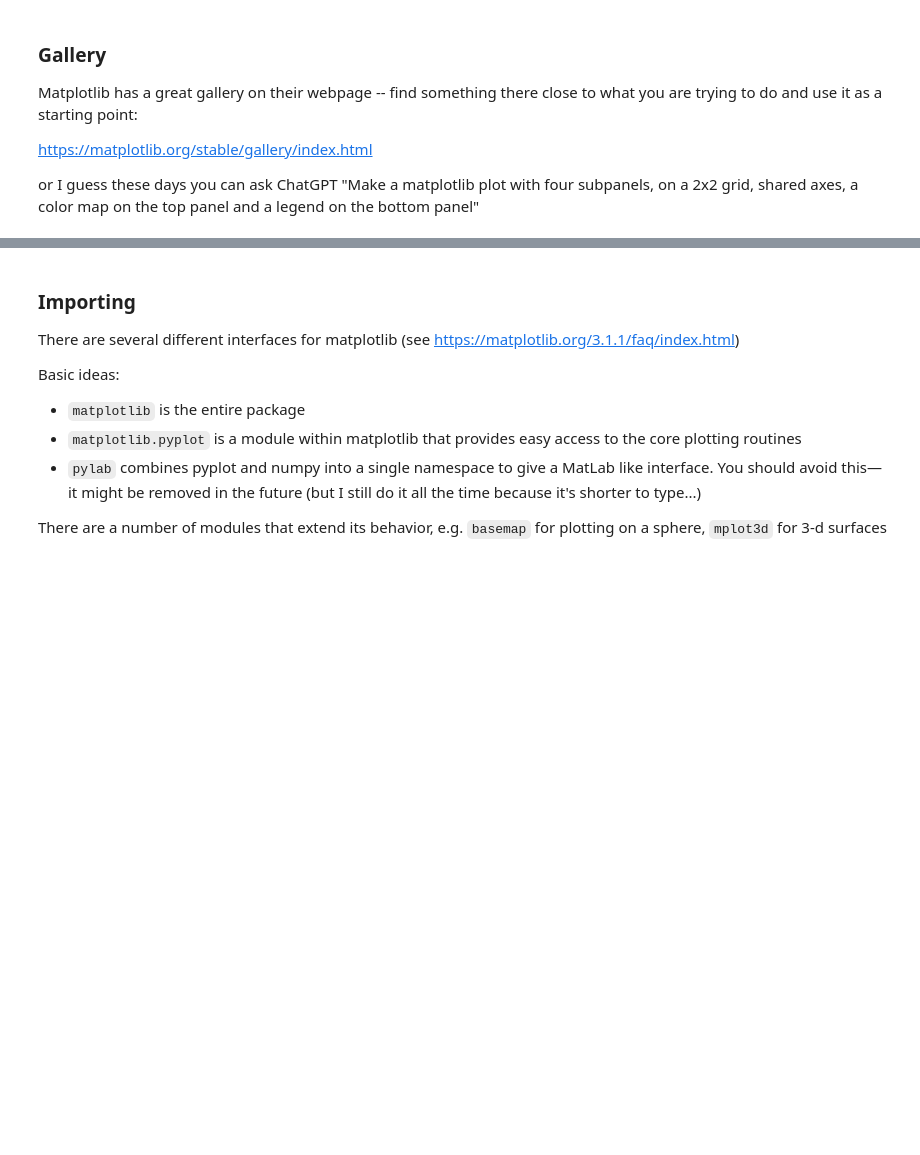
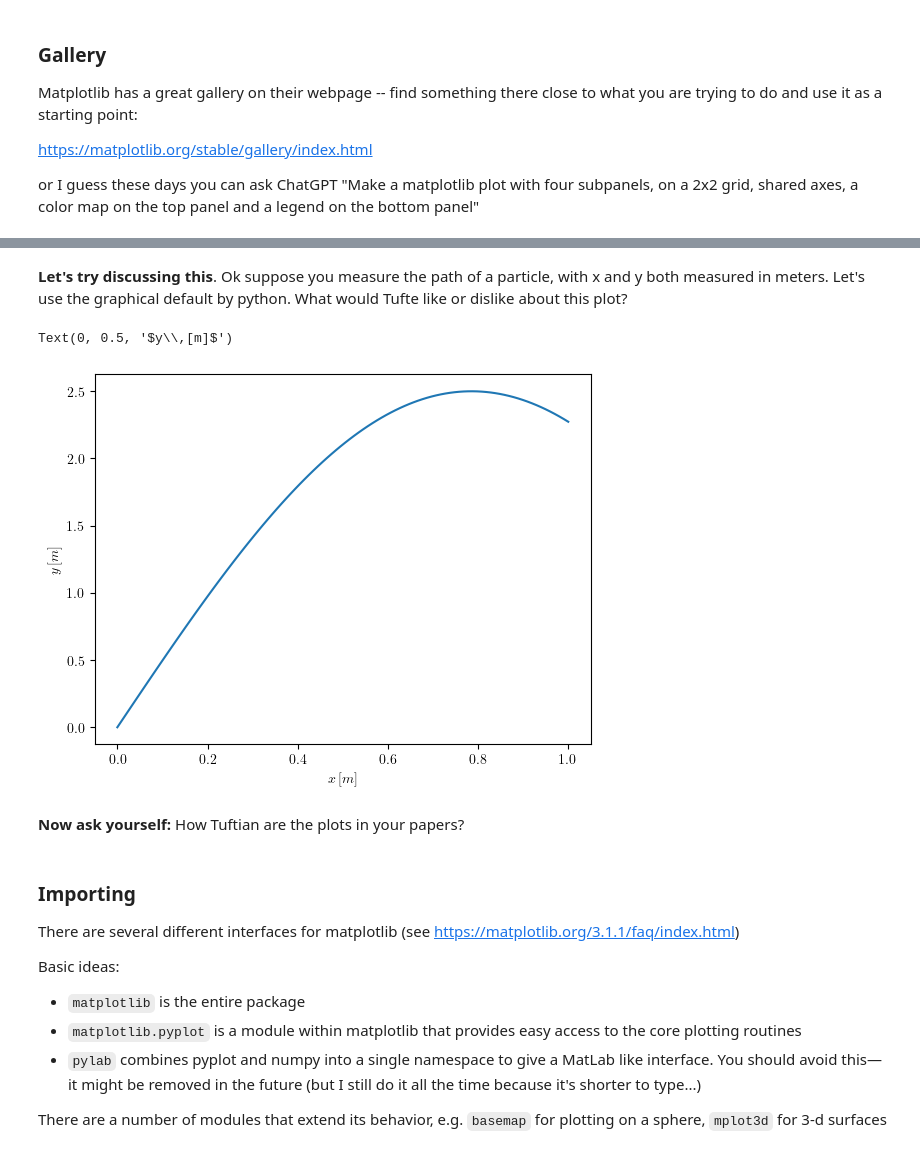
Before and after one commit to dgerosa/scientificcomputing_bicocca_2025, a Jupyter notebook: lectures/L03_matplotlib.ipynb, the cells around one changed output, grey strips where cells are left out. Cells and saved outputs as stored; diff of their text form; code cells hidden in the pictures; blank space fills up the shorter version.

```diff
--- a/lectures/L03_matplotlib.ipynb
+++ b/lectures/L03_matplotlib.ipynb
@@ -97,3 +94,17 @@ How Tuftian are the plots your paper?
+# %% [markdown]
+**Let's try discussing this**. Ok suppose you measure the path of a particle, with x and y both measured in meters. Let's use the graphical default by python. What would Tufte like or dislike about this plot?
+# %%
+x= np.linspace(0,1,100)
+y= 5*np.sin(x)*np.cos(x)
+
+plt.plot(x,y)
+plt.xlabel("$x\,[m]$")
+plt.ylabel("$y\,[m]$")
+# %% [output]
+Text(0, 0.5, '$y\\,[m]$')
+[figure, added]
+# %% [markdown]
+**Now ask yourself:** How Tuftian are the plots in your papers?
 # %% [markdown]
 ### Importing
 
```
Also changed, not shown: parts of 7 cells of this notebook, 7 other files.
